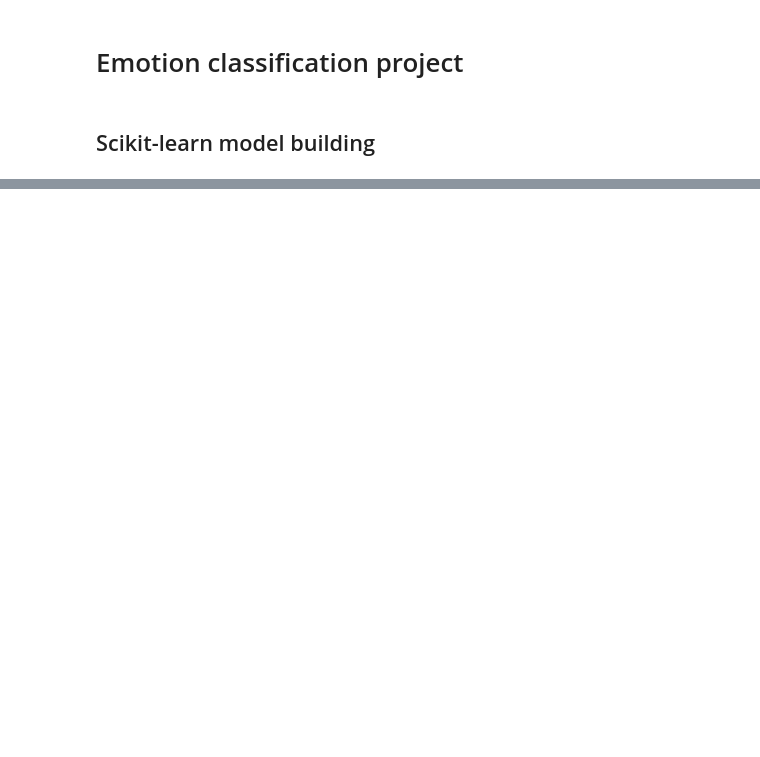
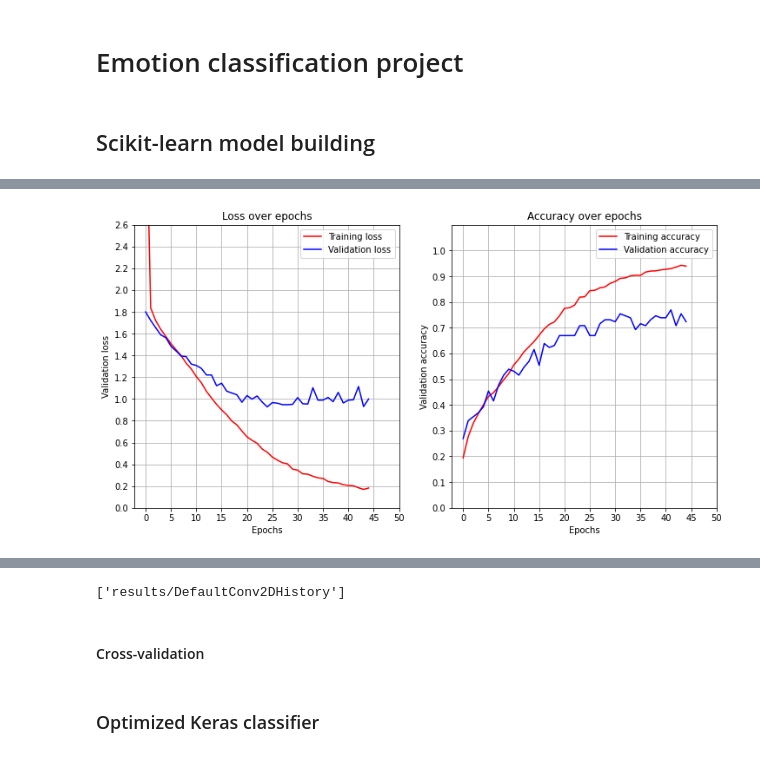
Before and after one commit to TuomasKuutsa/Emotion-classifier-project, a Jupyter notebook: EmotionClassification.ipynb, the cells around one changed output, grey strips where cells are left out. Drawn from its saved outputs; the diff is of its cells as text; code cells hidden in the pictures; blank space fills up the shorter version.

```diff
--- a/EmotionClassification.ipynb
+++ b/EmotionClassification.ipynb
@@ -994,0 +397,21 @@ Accuracy: 0.639
+# %%
+X_train_keras, X_val_keras = joblib.load('data/X_train_keras'), joblib.load('data/X_val_keras')
+X_keras, X_test_keras = joblib.load('data/X_keras'), joblib.load('data/X_test_keras')
+
+y_train_keras, y_val_keras = joblib.load('data/y_train_keras'), joblib.load('data/y_val_keras')
+
+X_train_keras[1], (X_val_keras[1], X_test_keras[1]) = scaler(X_train_keras[1], [X_val_keras[1], X_test_keras[1]])
+
+X_keras = [np.vstack((a, b)) for a, b in zip(X_train_keras, X_val_keras)]
+y_keras = np.vstack((y_train_keras, y_val_keras))
+
+print('Feature shapes:\n')
+print('Mfcc: ', X_train_keras[0].shape[1:])
+print('Mel data: ', X_train_keras[1].shape[1:])
+print('Metadata: ', X_train_keras[2].shape[1:], '\n')
+
+print('Set sizes: \n')
+print('X_keras (X_train + X_val): ', X_keras[1].shape[0])
+print('X_train: ', X_train_keras[1].shape[0])
+print('X_val: ', X_val_keras[1].shape[0])
+print('X_test: ', X_test_keras[1].shape[0])
@@ -994,0 +496,4 @@ Accuracy: 0.639
+# %%
+default_keras = build_default_model()
+
+default_keras.summary()
@@ -994,0 +518,22 @@ Accuracy: 0.639
+# %%
+def scheduler(epoch, lr):
+    if epoch == 50 or epoch == 70 or epoch == 90:
+        return lr*0.5
+    else:
+        return lr
+
+default_history = default_keras.fit([X_train_keras[0], X_train_keras[1], X_train_keras[2]], y_train_keras,
+                                    batch_size=8, epochs=120,
+                                    validation_data=([X_val_keras[0], X_val_keras[1], X_val_keras[2]], y_val_keras),
+                                    shuffle=True,
+                                    callbacks=[keras.callbacks.EarlyStopping(patience=20, min_delta=0.0001, restore_best_weights=True),
+                                               keras.callbacks.LearningRateScheduler(scheduler),
+                                               PlotMetrics()])
+
+default_keras.fit([X_keras[0], X_keras[1], X_keras[2]], y_keras, epochs=1, batch_size=8)
+
+default_keras.save('models/DefaultConv2DClassifier.h5')
+
+joblib.dump(default_history.history, 'results/DefaultConv2DHistory')
+# %% [output]
+[figure, added]
@@ -994,0 +542,3 @@ Accuracy: 0.639
+['results/DefaultConv2DHistory']
+# %% [markdown]
+#### Cross-validation
@@ -994,0 +561,2 @@ Accuracy: 0.639
+# %% [markdown]
+### Optimized Keras classifier
```
Also changed, not shown: parts of 77 cells of this notebook, 43 other files.
